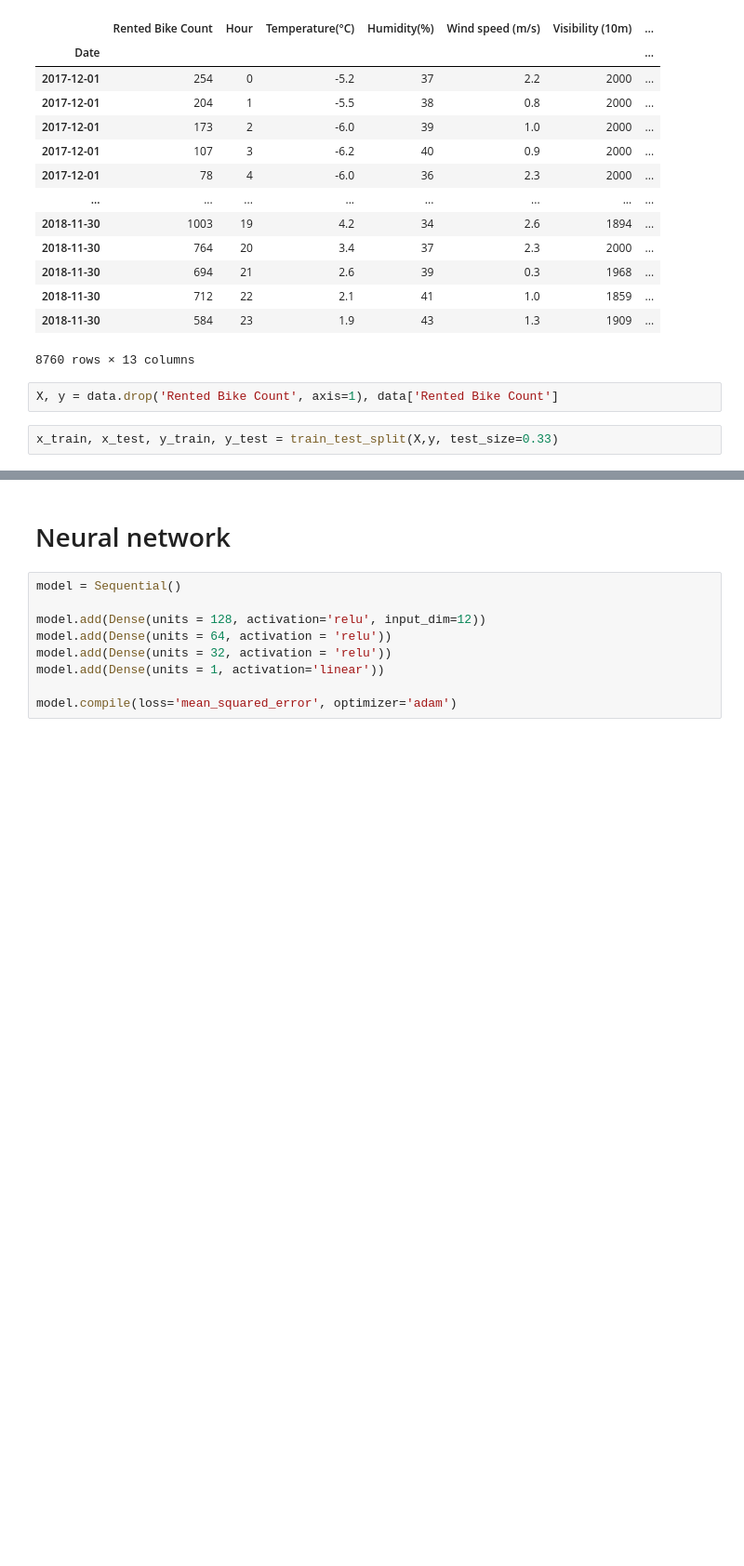
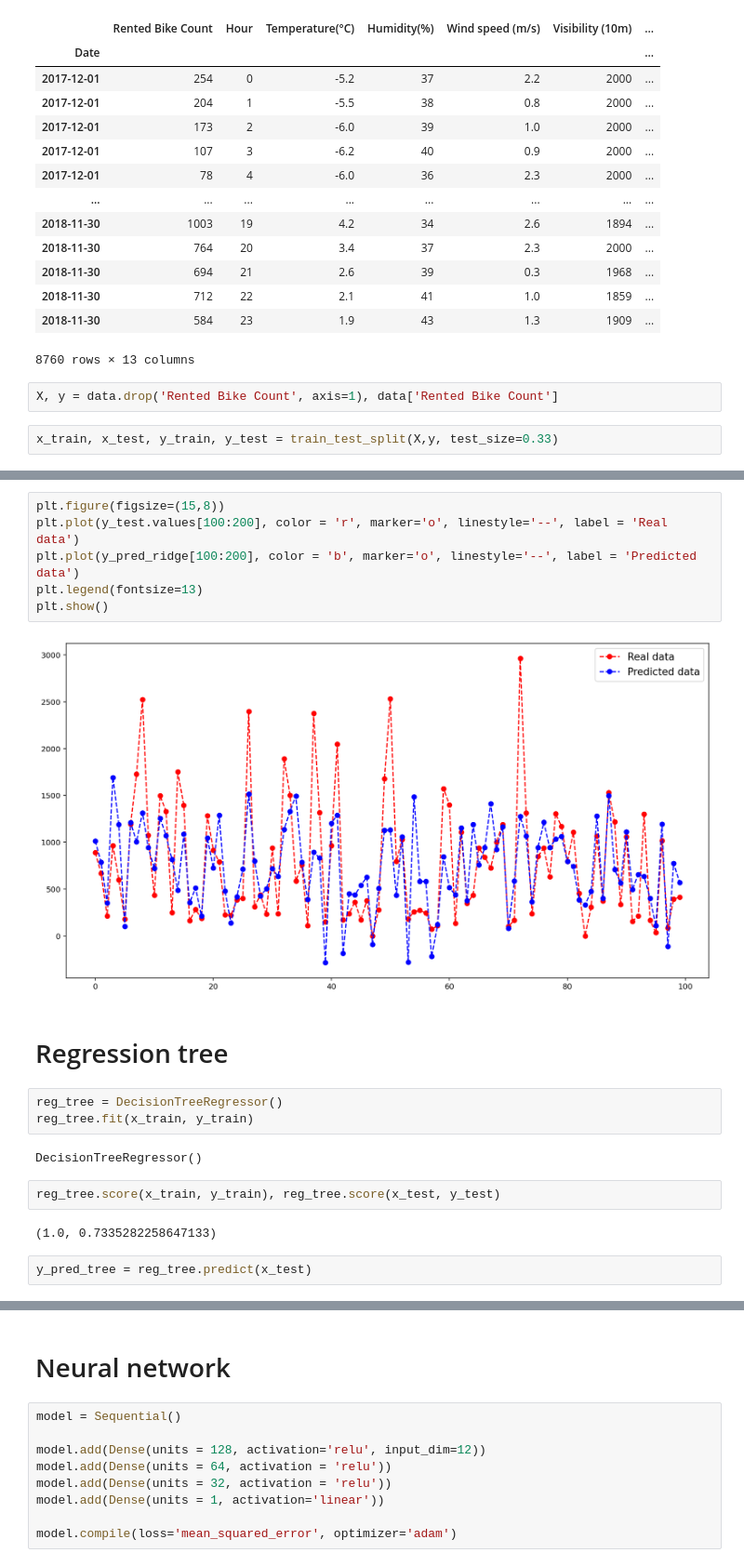
Before and after one commit to Victor-Manach/SD210, a Jupyter notebook: Regression_task.ipynb, the cells around one changed output, grey strips where cells are left out. Shown at 93% size. Drawn from its saved outputs; the diff is of its cells as text; blank space fills up the shorter version.

```diff
--- a/Regression_task.ipynb
+++ b/Regression_task.ipynb
@@ -56,0 +112,21 @@ SVR()
+# %%
+plt.figure(figsize=(15,8))
+plt.plot(y_test.values[100:200], color = 'r', marker='o', linestyle='--', label = 'Real data')
+plt.plot(y_pred_ridge[100:200], color = 'b', marker='o', linestyle='--', label = 'Predicted data')
+plt.legend(fontsize=13)
+plt.show()
+# %% [output]
+[figure, added]
+# %% [markdown]
+# Regression tree
+# %%
+reg_tree = DecisionTreeRegressor()
+reg_tree.fit(x_train, y_train)
+# %% [output]
+DecisionTreeRegressor()
+# %%
+reg_tree.score(x_train, y_train), reg_tree.score(x_test, y_test)
+# %% [output]
+(1.0, 0.7335282258647133)
+# %%
+y_pred_tree = reg_tree.predict(x_test)
```
Also changed, not shown: parts of 27 cells of this notebook.
